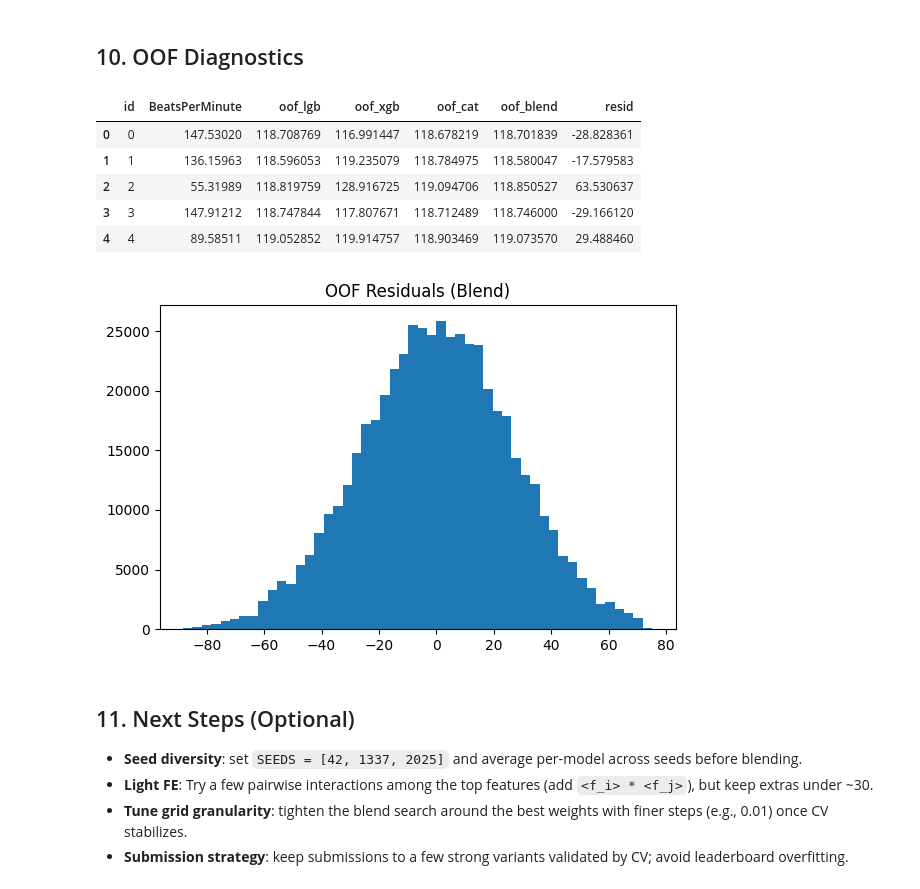
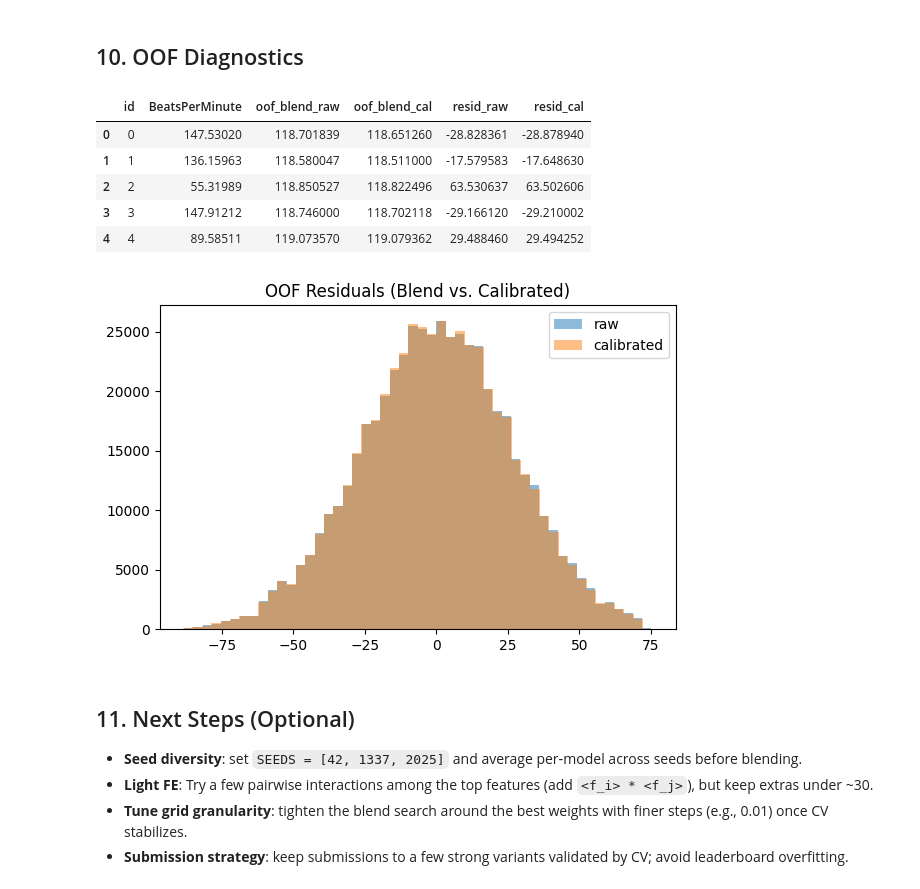
Before and after one commit to hlbathien/bpm-prediction, a Jupyter notebook: s5e9_fast_tri_blend.ipynb, the cells around one changed output. Drawn from its saved outputs; the diff is of its cells as text; code cells hidden in the pictures.

Commit message:
Implemented linear calibration.

```diff
--- a/s5e9_fast_tri_blend.ipynb
+++ b/s5e9_fast_tri_blend.ipynb
@@ -422,0 +426,26 @@ OOF RMSEs (seed-averaged):
+# %%
+from sklearn.linear_model import LinearRegression
+
+oof_blend_raw = oof_blend.copy()
+pred_blend_raw = pred_blend.copy()
+
+calibration_model = LinearRegression()
+calibration_model.fit(oof_blend_raw.reshape(-1, 1), y)
+
+cal_slope = float(calibration_model.coef_[0])
+cal_intercept = float(calibration_model.intercept_)
+
+rmse_blend_raw = rmse(y, oof_blend_raw)
+oof_blend_cal = calibration_model.predict(oof_blend_raw.reshape(-1, 1))
+rmse_blend_cal = rmse(y, oof_blend_cal)
+
+pred_blend_cal = calibration_model.predict(pred_blend_raw.reshape(-1, 1))
+
+print(f"Calibration slope: {cal_slope:.6f} | intercept: {cal_intercept:.6f}")
+print(f"Blend RMSE (uncalibrated): {rmse_blend_raw:.6f}")
+print(f"Blend RMSE (calibrated):   {rmse_blend_cal:.6f}")
+print(f"RMSE delta (cal - raw):     {rmse_blend_cal - rmse_blend_raw:+.6f}")
+
+# Make calibrated predictions the default downstream values
+oof_blend = oof_blend_cal
+pred_blend = pred_blend_cal
@@ -473,6 +507,7 @@ else:
     best_method = 'NNLS'
     best_rmse = rmse_nnls
 
+oof_blend = A @ w
 w1, w2, w3 = w.tolist()
 print(f"Selected blend: {best_method} | OOF RMSE: {best_rmse:.6f} | weights (LGB, XGB, CAT) = {w}")
 
@@ -526,28 +561,33 @@ plt.show()
 # %%
 oof_df = pd.DataFrame({
     ID_COL: train[ID_COL],
     TARGET: y,
     "oof_lgb": oof_lgb,
     "oof_xgb": oof_xgb,
     "oof_cat": oof_cat,
-    "oof_blend": w1*oof_lgb + w2*oof_xgb + w3*oof_cat,
+    "oof_blend_raw": oof_blend_raw,
+    "oof_blend_cal": oof_blend,
 })
-oof_df["resid"] = oof_df["oof_blend"] - oof_df[TARGET]
-display(oof_df.head())
+oof_df["resid_raw"] = oof_df["oof_blend_raw"] - oof_df[TARGET]
+oof_df["resid_cal"] = oof_df["oof_blend_cal"] - oof_df[TARGET]
+
+display(oof_df[[ID_COL, TARGET, "oof_blend_raw", "oof_blend_cal", "resid_raw", "resid_cal"]].head())
 
 plt.figure(figsize=(6,4))
-plt.hist(oof_df["resid"], bins=50)
-plt.title("OOF Residuals (Blend)")
+plt.hist(oof_df["resid_raw"], bins=50, alpha=0.5, label="raw")
+plt.hist(oof_df["resid_cal"], bins=50, alpha=0.5, label="calibrated")
+plt.title("OOF Residuals (Blend vs. Calibrated)")
+plt.legend()
 plt.tight_layout()
 plt.show()
 # %% [output]
-|  | id | BeatsPerMinute | oof_lgb | oof_xgb | oof_cat | oof_blend | resid |
-| 0 | 0 | 147.53020 | 118.708769 | 116.991447 | 118.678219 | 118.701839 | -28.828361 |
-| 1 | 1 | 136.15963 | 118.596053 | 119.235079 | 118.784975 | 118.580047 | -17.579583 |
-| 2 | 2 | 55.31989 | 118.819759 | 128.916725 | 119.094706 | 118.850527 | 63.530637 |
-| 3 | 3 | 147.91212 | 118.747844 | 117.807671 | 118.712489 | 118.746000 | -29.166120 |
-| 4 | 4 | 89.58511 | 119.052852 | 119.914757 | 118.903469 | 119.073570 | 29.488460 |
+|  | id | BeatsPerMinute | oof_blend_raw | oof_blend_cal | resid_raw | resid_cal |
+| 0 | 0 | 147.53020 | 118.701839 | 118.651260 | -28.828361 | -28.878940 |
+| 1 | 1 | 136.15963 | 118.580047 | 118.511000 | -17.579583 | -17.648630 |
+| 2 | 2 | 55.31989 | 118.850527 | 118.822496 | 63.530637 | 63.502606 |
+| 3 | 3 | 147.91212 | 118.746000 | 118.702118 | -29.166120 | -29.210002 |
+| 4 | 4 | 89.58511 | 119.073570 | 119.079362 | 29.488460 | 29.494252 |
-[figure, old version]
+[figure, new version]
 # %% [markdown]
 ## 11. Next Steps (Optional)
 
```
Also changed, not shown: parts of 3 cells of this notebook, 1 other file.
